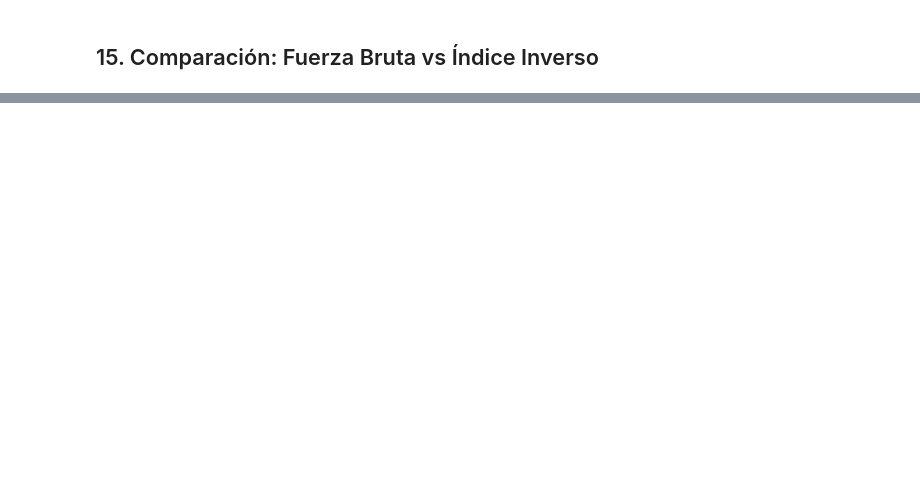
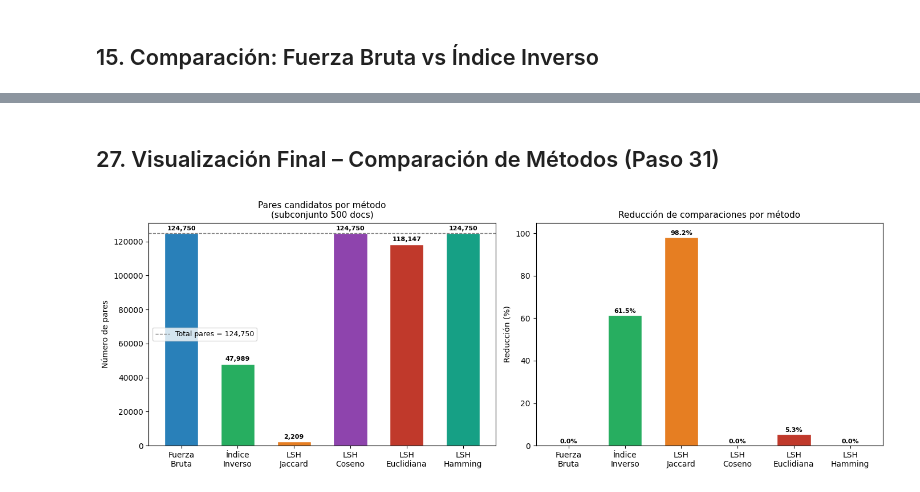
Before and after one commit to makore-0612/Indice-inverso-y-Lematizacion, a Jupyter notebook: ejercicio.ipynb, the cells around one changed output, grey strips where cells are left out. Cells and saved outputs as stored; diff of their text form; code cells hidden in the pictures; blank space fills up the shorter version.

```diff
--- a/ejercicio.ipynb
+++ b/ejercicio.ipynb
@@ -471,0 +798,8 @@ plt.show()
+# %%
+tablas_subset    = construir_tablas_lsh(firmas_subset, N_BANDS, ROWS_PER_BAND)
+candidatos_subset = extraer_candidatos(tablas_subset)
+total_pares      = N_SUBSET * (N_SUBSET - 1) // 2
+
+print(f'Total de pares posibles   : {total_pares:,}')
+print(f'Pares candidatos LSH      : {len(candidatos_subset):,}')
+print(f'Reducción bruta           : {(1 - len(candidatos_subset)/total_pares):.1%}')
@@ -471,0 +1092,12 @@ plt.show()
+# %%
+# Pares del subconjunto revisados por el índice inverso
+# (todos los pares que comparten >= 1 término del vocabulario)
+pares_ii_subset = set()
+for i in range(N_SUBSET):
+    for p, _ in subset_bolsas[i]:
+        for j_doc in indice_inverso.get(p, []):
+            if j_doc < N_SUBSET and j_doc > i:
+                pares_ii_subset.add((i, j_doc))
+
+red_ii = 1 - len(pares_ii_subset) / total_pares
+print(f'Pares revisados por índice inverso: {len(pares_ii_subset):,} ({1-red_ii:.1%} del total)')
@@ -471,0 +1129,48 @@ plt.show()
+# %% [markdown]
+## 27. Visualización Final – Comparación de Métodos (Paso 31)
+# %%
+fig, axes = plt.subplots(1, 2, figsize=(14, 5))
+
+nombres = [
+    'Fuerza\nBruta', 'Índice\nInverso',
+    'LSH\nJaccard', 'LSH\nCoseno', 'LSH\nEuclidiana', 'LSH\nHamming'
+]
+n_cands = [
+    total_pares,
+    len(pares_ii_subset),
+    len(candidatos_subset),
+    len(candidatos_coseno),
+    len(candidatos_eucl),
+    len(candidatos_hamming),
+]
+colores = ['#2980b9', '#27ae60', '#e67e22', '#8e44ad', '#c0392b', '#16a085']
+
+# ── Gráfica 1: Pares candidatos por método ───────────────────────
+ax = axes[0]
+bars = ax.bar(nombres, n_cands, color=colores, edgecolor='white', width=0.6)
+for bar, val in zip(bars, n_cands):
+    ax.text(bar.get_x() + bar.get_width()/2,
+            bar.get_height() + total_pares * 0.01,
+            f'{val:,}', ha='center', va='bottom', fontsize=8, fontweight='bold')
+ax.axhline(total_pares, color='gray', linestyle='--', linewidth=1,
+           label=f'Total pares = {total_pares:,}')
+ax.set_title(f'Pares candidatos por método\n(subconjunto {N_SUBSET} docs)', fontsize=11)
+ax.set_ylabel('Número de pares')
+ax.legend(fontsize=9)
+
+# ── Gráfica 2: Porcentaje de reducción ───────────────────────────
+reducciones = [1 - c / total_pares for c in n_cands]
+ax = axes[1]
+bars = ax.bar(nombres, [r * 100 for r in reducciones], color=colores, edgecolor='white', width=0.6)
+for bar, val in zip(bars, reducciones):
+    ax.text(bar.get_x() + bar.get_width()/2,
+            bar.get_height() + 0.5,
+            f'{val:.1%}', ha='center', va='bottom', fontsize=8, fontweight='bold')
+ax.set_title('Reducción de comparaciones por método', fontsize=11)
+ax.set_ylabel('Reducción (%)')
+ax.set_ylim(0, 105)
+
+plt.tight_layout()
+plt.show()
+# %% [output]
+[figure, added]
```
Also changed, not shown: parts of 56 cells of this notebook.
